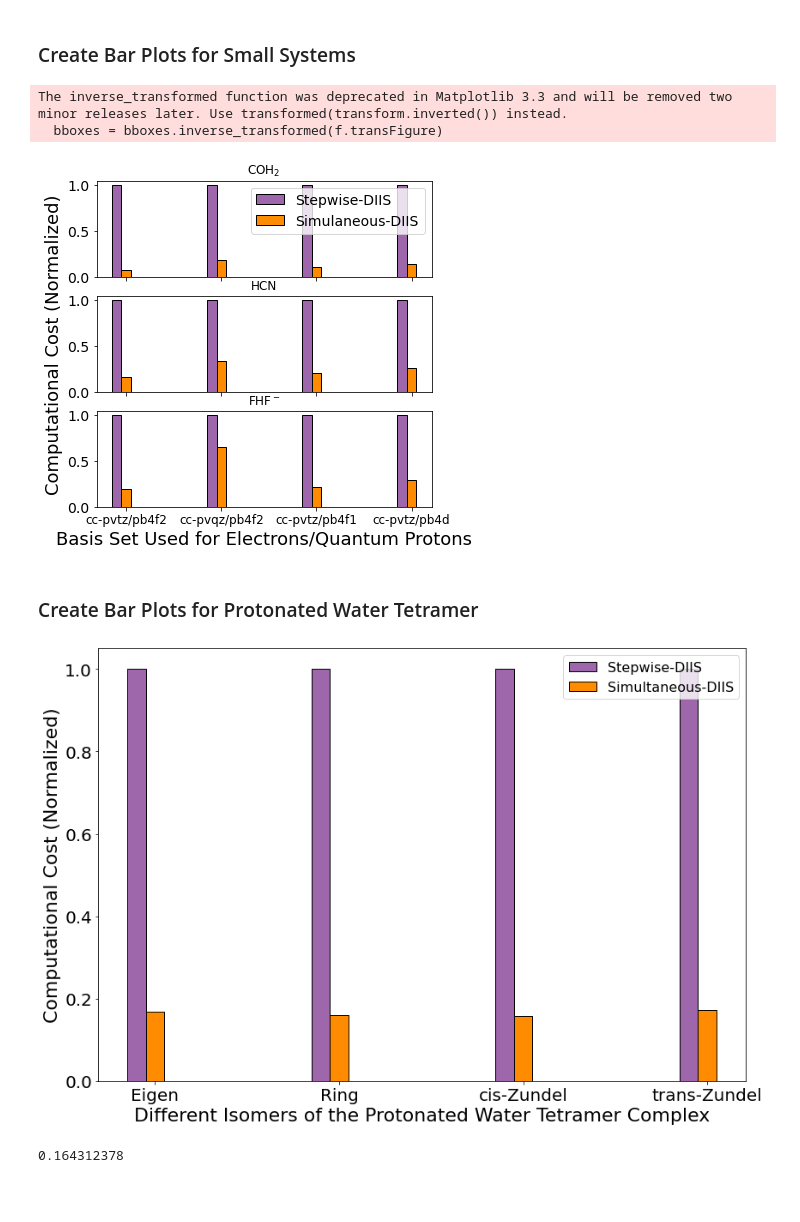
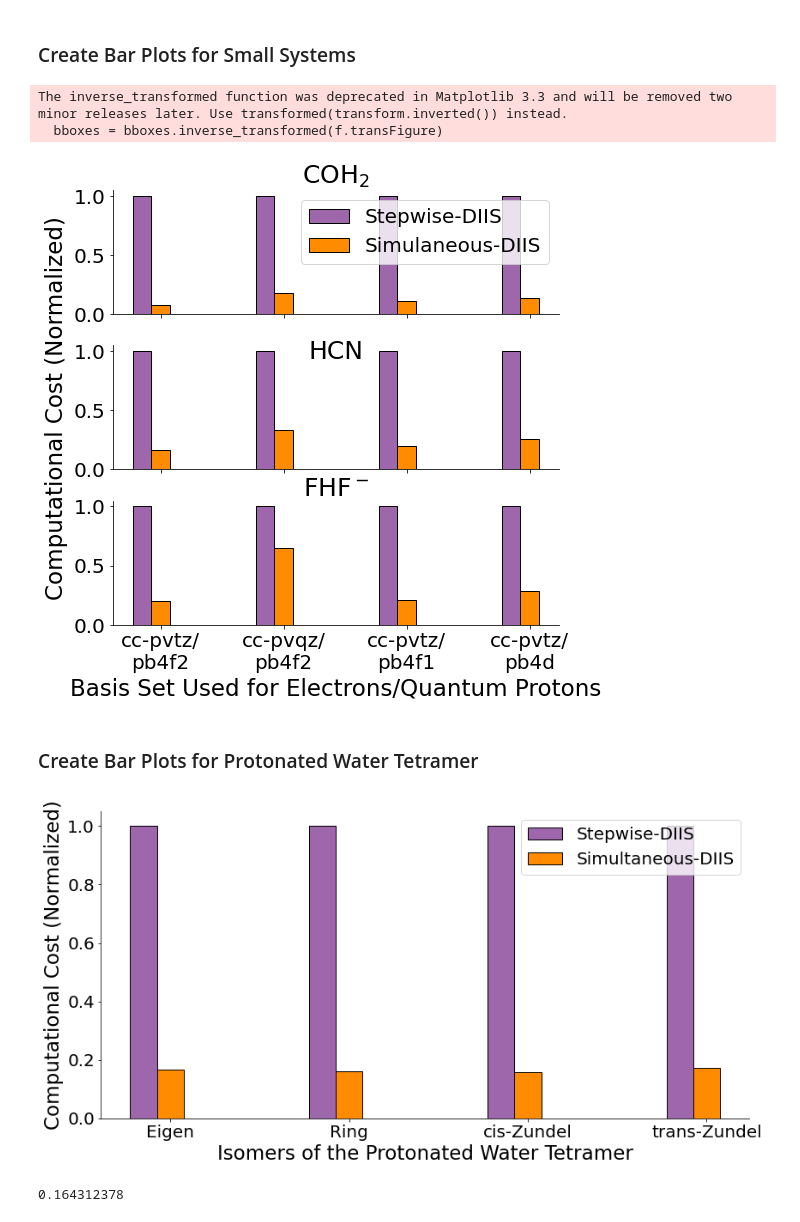
Before and after one commit to aodongliu/NEO-SCF-2ndYearExam, a Jupyter notebook: bar_plot_compcost-Copy1.ipynb, the cells around one changed output. Saved outputs shown, nothing was run; the diff lists cells and outputs as text; code cells hidden in the pictures; blank space fills up the shorter version.

```diff
--- a/bar_plot_compcost-Copy1.ipynb
+++ b/bar_plot_compcost-Copy1.ipynb
@@ -30,7 +31,7 @@ def set_shared_ylabel(a, ylabel, labelpad = 0.01):
     tick_label_left = x0
 
     # set position of label
-    a[-1].set_ylabel(ylabel,fontsize=18)
+    a[-1].set_ylabel(ylabel,fontsize=23)
     a[-1].yaxis.set_label_coords(tick_label_left - labelpad,(bottom + top)/2, transform=f.transFigure)
 # %% [markdown]
 ### Create Bar Plots for Small Systems
@@ -48,13 +49,16 @@ fhf_simul_diis = np.array([0.197841727,0.650979641,0.211892171,0.288616046])
 fhf_stw_diis = np.array([1,1,1,1])
 # %%
 # set width of bar
-barWidth = 0.1
+barWidth = 0.15
 
 # Set position of bar on X axis
 br1 = np.arange(len(coh2_simul_diis))
 br3 = [x + barWidth for x in br1]
+
+basis_set_labels = ['cc-pvtz/pb4f2', 'cc-pvqz/pb4f2', 'cc-pvtz/pb4f1', 'cc-pvtz/pb4d']
+basis_set_labels_multiline = [re.sub("(.{8})", "\\1\n", label, 0, re.DOTALL) for label in basis_set_labels]
 # %%
-fig, (ax1, ax2, ax3) = plt.subplots(3, 1,figsize =(6, 6), sharex=True, sharey='row', gridspec_kw={'hspace': 0.2},tight_layout=True)
+fig, (ax1, ax2, ax3) = plt.subplots(3, 1,figsize =(8, 8), sharex=True, sharey='row', gridspec_kw={'hspace': 0.25},tight_layout=True)
 # fig = plt.figure(figsize =(16, 8),tight_layout=True)
 # ax1 = fig.add_subplot(311)
 # ax2 = fig.add_subplot(312)
@@ -65,48 +69,56 @@ ax1.bar(br1, coh2_stw_diis, color ='#9e66ab', width = barWidth,
         edgecolor ='black', label ='Stepwise-DIIS')
 ax1.bar(br3, coh2_simul_diis, color ='darkorange', width = barWidth,
         edgecolor ='black', label ='Simulaneous-DIIS')
-ax1.legend(loc='upper right', fontsize=14)
-ax1.tick_params(axis='y', labelsize=14)
+ax1.legend(loc='upper right', fontsize=20)
+ax1.tick_params(axis='y', labelsize=20)
+ax1.spines['right'].set_visible(False)
+ax1.spines['top'].set_visible(False)
+
 # ax1.set_xticks([r + barWidth for r in range(len(coh2_simul_diis))])
 # ax1.set_xticklabels(['cc-pvtz/pb4f2', 'cc-pvqz/pb4f2', 'cc-pvtz/pb4f1', 'cc-pvtz/pb4d'],fontsize=8)
 
 
 
 ax2.bar(br1, hcn_stw_diis, color ='#9e66ab', width = barWidth,
         edgecolor ='black', label ='STW-DIIS')
 ax2.bar(br3, hcn_simul_diis, color ='darkorange', width = barWidth,
         edgecolor ='black', label ='Simul-DIIS')
-ax2.tick_params(axis='y', labelsize=14)
+ax2.tick_params(axis='y', labelsize=20)
 # ax2.set_xticks([r + barWidth for r in range(len(coh2_simul_diis))])
 # ax2.set_xticklabels(['cc-pvtz/pb4f2', 'cc-pvqz/pb4f2', 'cc-pvtz/pb4f1', 'cc-pvtz/pb4d'],fontsize=8)
-
+ax2.spines['right'].set_visible(False)
+ax2.spines['top'].set_visible(False)
 
 
 ax3.bar(br1, fhf_stw_diis, color ='#9e66ab', width = barWidth,
         edgecolor ='black', label ='Stepwise-DIIS')
 ax3.bar(br3, fhf_simul_diis, color ='darkorange', width = barWidth,
         edgecolor ='black', label ='Simultaneous-DIIS')
 
 ax3.set_xticks([r + barWidth for r in range(len(coh2_simul_diis))])
-ax3.set_xticklabels(['cc-pvtz/pb4f2', 'cc-pvqz/pb4f2', 'cc-pvtz/pb4f1', 'cc-pvtz/pb4d'],fontsize=12)
+ax3.set_xticklabels(basis_set_labels_multiline,fontsize=20)
 #ax3.set_yticks(np.arange(0, max(fhf_simul_nodiis)+1, 2))
-ax3.tick_params(axis='y', labelsize=14)
-
-ax1.title.set_text('COH$_2$')
-ax2.title.set_text('HCN')
-ax3.title.set_text('FHF$^-$')
+ax3.tick_params(axis='y', labelsize=20)
+ax3.spines['right'].set_visible(False)
+ax3.spines['top'].set_visible(False)
 
 
-plt.xlabel("Basis Set Used for Electrons/Quantum Protons",fontsize=18)
+ax1.set_title('COH$_2$', fontsize=25,verticalalignment='baseline')
+ax2.set_title('HCN', fontsize=25,verticalalignment='top')
+ax3.set_title('FHF$^-$', fontsize=25,verticalalignment='top')
+
+
+plt.xlabel("Basis Set Used for Electrons/Quantum Protons",fontsize=23)
 set_shared_ylabel((ax1, ax2, ax3), 'Computational Cost (Normalized)')
-plt.tight_layout()
+#fig.tight_layout()
 
-plt.savefig('small_system_2AlgvsCompCost.pdf',dpi=2400)
+
+plt.savefig('small_system_2AlgvsCompCost.pdf',dpi=3600)
 plt.show()
 # %% [output]
 The inverse_transformed function was deprecated in Matplotlib 3.3 and will be removed two minor releases later. Use transformed(transform.inverted()) instead.
   bboxes = bboxes.inverse_transformed(f.transFigure)
-[figure, old version]
+[figure, new version]
 # %% [markdown]
 ### Create Bar Plots for Protonated Water Tetramer
 # %%
@@ -123,7 +135,7 @@ br1 = np.arange(len(TetraH2O_simul_diis))
 
 br3 = [x + barWidth for x in br1]
 # %%
-fig = plt.subplots(figsize =(12, 8))
+fig, ax = plt.subplots(figsize =(12, 6))
 
 # Make the plot
 
@@ -140,16 +152,18 @@ plt.ylabel('# of Fock Builds')
 plt.xticks([r + barWidth for r in range(len(TetraH2O_simul_diis))],
         ['Eigen', 'Ring', 'cis-Zundel', 'trans-Zundel'],fontsize=20)
 
-plt.legend(loc='upper right',fontsize=16)
-plt.xlabel("Different Isomers of the Protonated Water Tetramer Complex",fontsize=22)
-plt.ylabel("Computational Cost (Normalized)",fontsize=22)
+plt.legend(loc='upper right',fontsize=20)
+plt.xlabel("Isomers of the Protonated Water Tetramer",fontsize=23)
+plt.ylabel("Computational Cost (Normalized)",fontsize=23)
 plt.yticks(fontsize=20)
 plt.tight_layout()
+plt.gca().spines['right'].set_color('none')
+plt.gca().spines['top'].set_color('none')
 
 plt.savefig('4H2O_2AlgvsCompCost.pdf',dpi=2400)
 plt.show()
 # %% [output]
-[figure, old version]
+[figure, new version]
 # %%
 # Average Saving for the 4H2O+
 np.average(TetraH2O_simul_diis)
```
Also changed, not shown: parts of 5 cells of this notebook, 35 other files.
